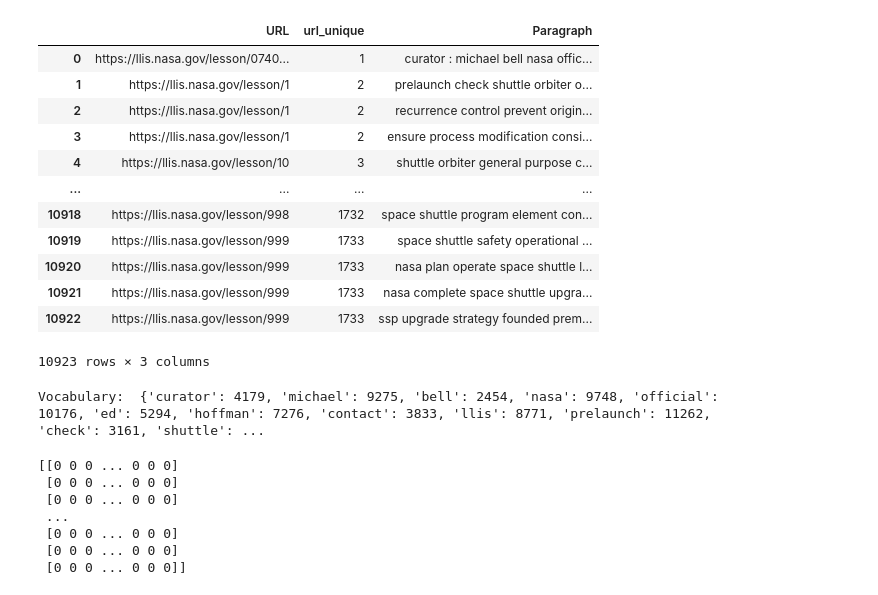
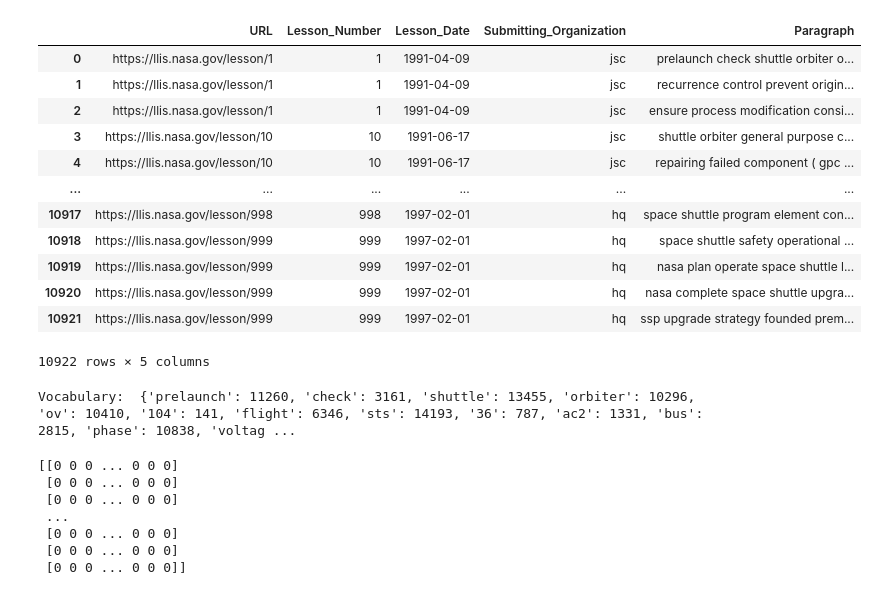
Before and after one commit to wrathnutz/nasa-ll-scraper, a Jupyter notebook: NASA-LL-Map.ipynb, the cells around one changed output. Drawn from its saved outputs; the diff is of its cells as text; code cells hidden in the pictures.

```diff
--- a/NASA-LL-Map.ipynb
+++ b/NASA-LL-Map.ipynb
@@ -6,30 +6,30 @@ from sklearn.feature_extraction.text import CountVectorizer
 from sklearn.preprocessing import StandardScaler
 import matplotlib.pyplot as plt
 # %%
-df = pd.read_csv('Downloads/processed.csv', encoding="utf8")
+df = pd.read_csv('Downloads/processed_merged.csv', encoding="utf8")
 df.Paragraph = df.Paragraph.astype(str)
 df
 # %% [output]
-|  | URL | url_unique | Paragraph |
-| 0 | https://llis.nasa.gov/lesson/0740... | 1 | curator : michael bell nasa offic... |
-| 1 | https://llis.nasa.gov/lesson/1 | 2 | prelaunch check shuttle orbiter o... |
-| 2 | https://llis.nasa.gov/lesson/1 | 2 | recurrence control prevent origin... |
-| 3 | https://llis.nasa.gov/lesson/1 | 2 | ensure process modification consi... |
-| 4 | https://llis.nasa.gov/lesson/10 | 3 | shuttle orbiter general purpose c... |
-| ... | ... | ... | ... |
-| 10918 | https://llis.nasa.gov/lesson/998 | 1732 | space shuttle program element con... |
-| 10919 | https://llis.nasa.gov/lesson/999 | 1733 | space shuttle safety operational ... |
-| 10920 | https://llis.nasa.gov/lesson/999 | 1733 | nasa plan operate space shuttle l... |
-| 10921 | https://llis.nasa.gov/lesson/999 | 1733 | nasa complete space shuttle upgra... |
-| 10922 | https://llis.nasa.gov/lesson/999 | 1733 | ssp upgrade strategy founded prem... |
+|  | URL | Lesson_Number | Lesson_Date | Submitting_Organization | Paragraph |
+| 0 | https://llis.nasa.gov/lesson/1 | 1 | 1991-04-09 | jsc | prelaunch check shuttle orbiter o... |
+| 1 | https://llis.nasa.gov/lesson/1 | 1 | 1991-04-09 | jsc | recurrence control prevent origin... |
+| 2 | https://llis.nasa.gov/lesson/1 | 1 | 1991-04-09 | jsc | ensure process modification consi... |
+| 3 | https://llis.nasa.gov/lesson/10 | 10 | 1991-06-17 | jsc | shuttle orbiter general purpose c... |
+| 4 | https://llis.nasa.gov/lesson/10 | 10 | 1991-06-17 | jsc | repairing failed component ( gpc ... |
+| ... | ... | ... | ... | ... | ... |
+| 10917 | https://llis.nasa.gov/lesson/998 | 998 | 1997-02-01 | hq | space shuttle program element con... |
+| 10918 | https://llis.nasa.gov/lesson/999 | 999 | 1997-02-01 | hq | space shuttle safety operational ... |
+| 10919 | https://llis.nasa.gov/lesson/999 | 999 | 1997-02-01 | hq | nasa plan operate space shuttle l... |
+| 10920 | https://llis.nasa.gov/lesson/999 | 999 | 1997-02-01 | hq | nasa complete space shuttle upgra... |
+| 10921 | https://llis.nasa.gov/lesson/999 | 999 | 1997-02-01 | hq | ssp upgrade strategy founded prem... |
-10923 rows × 3 columns
+10922 rows × 5 columns
 # %%
 vectorizer = CountVectorizer()
 vectorizer.fit(df["Paragraph"].tolist())
 
 print("Vocabulary: ", vectorizer.vocabulary_)
 # %% [output]
-Vocabulary:  {'curator': 4179, 'michael': 9275, 'bell': 2454, 'nasa': 9748, 'official': 10176, 'ed': 5294, 'hoffman': 7276, 'contact': 3833, 'llis': 8771, 'prelaunch': 11262, 'check': 3161, 'shuttle': ...
+Vocabulary:  {'prelaunch': 11260, 'check': 3161, 'shuttle': 13455, 'orbiter': 10296, 'ov': 10410, '104': 141, 'flight': 6346, 'sts': 14193, '36': 787, 'ac2': 1331, 'bus': 2815, 'phase': 10838, 'voltag ...
 # %%
 vector = vectorizer.transform(df["Paragraph"].tolist())
 print(vector.toarray())
```
Also changed, not shown: parts of 10 cells of this notebook.
